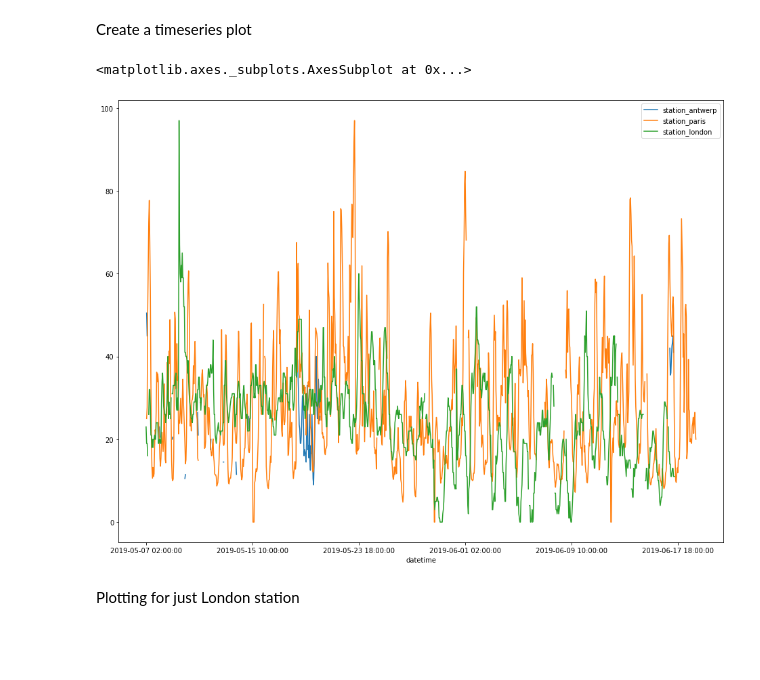
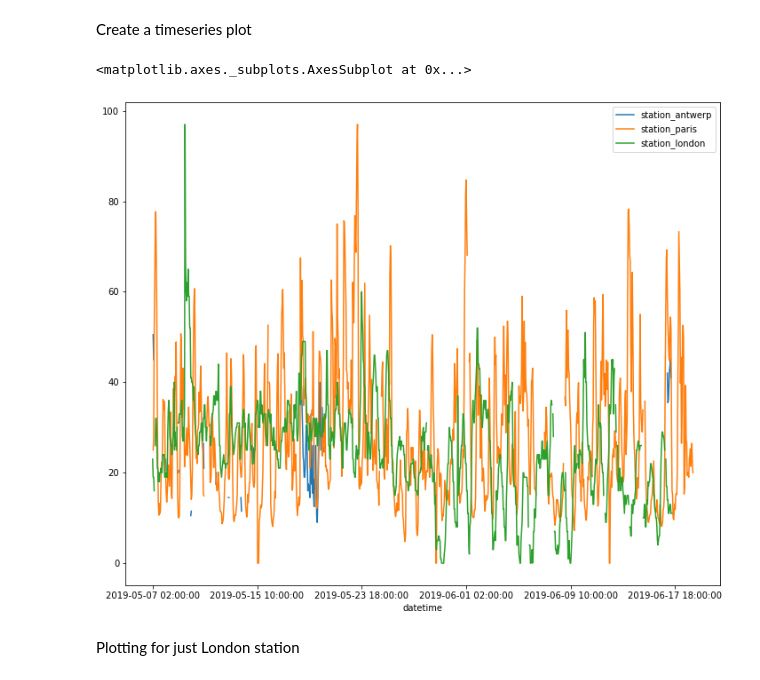
Before and after one commit to Ridzy619/Datafain, a Jupyter notebook: Courses/Data Science Fundamentals/Day 3/Day 3.ipynb, the cells around one changed output. Cells and saved outputs as stored; diff of their text form; code cells hidden in the pictures; blank space fills up the shorter version.

```diff
--- a/Courses/Data Science Fundamentals/Day 3/Day 3.ipynb
+++ b/Courses/Data Science Fundamentals/Day 3/Day 3.ipynb
@@ -392,10 +438,10 @@ df.head()
 # %% [markdown]
 Create a timeseries plot
 # %%
-df.plot(figsize = (16, 12))
+df.plot(figsize = (12, 10))
 # %% [output]
 <matplotlib.axes._subplots.AxesSubplot at 0x...>
-[figure, old version]
+[figure, new version]
 # %% [markdown]
 Plotting for just London station
 # %%
```
Also changed, not shown: parts of 22 cells of this notebook.
